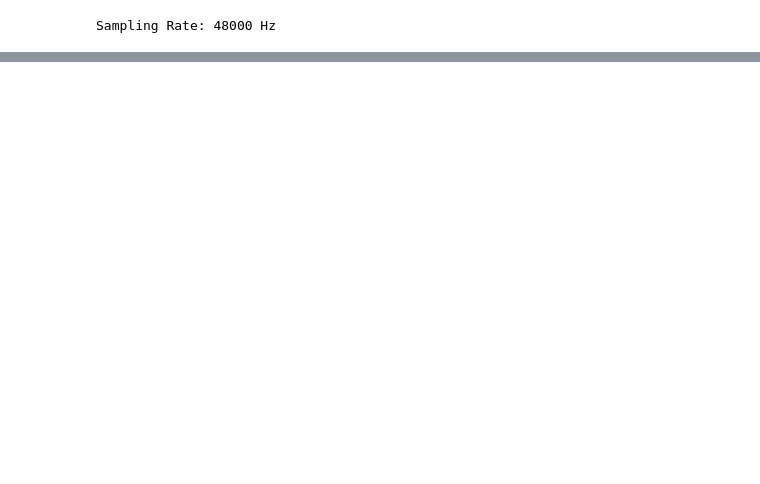
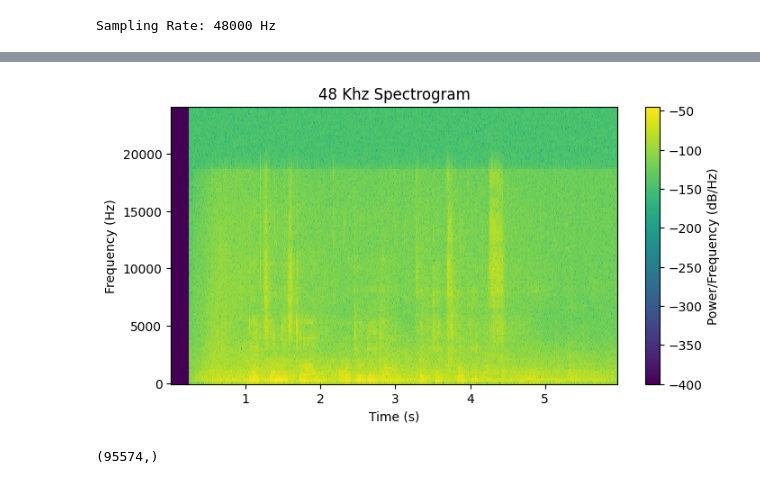
Before and after one commit to SsegawaAbdulkarim/Audio, a Jupyter notebook: audio.ipynb, the cells around one changed output, grey strips where cells are left out. Saved outputs shown, nothing was run; the diff lists cells and outputs as text; code cells hidden in the pictures; blank space fills up the shorter version.

```diff
--- a/audio.ipynb
+++ b/audio.ipynb
@@ -21,0 +65,23 @@ Audio(waveform, rate=sampling_rate)
+# %%
+# Compute the spectrogram
+
+# Small constant to avoid division by zero(if any)
+epsilon = 1e-40
+f, t, Sxx = spectrogram(waveform, fs=sampling_rate)
+
+# Plot the spectrogram with the constant added to Sxx
+plt.figure(figsize=(8, 4))
+plt.pcolormesh(t, f, 10 * np.log10(Sxx + epsilon))
+plt.colorbar(label='Power/Frequency (dB/Hz)')
+plt.xlabel('Time (s)')
+plt.ylabel('Frequency (Hz)')
+plt.title('48 Khz Spectrogram')
+plt.show()
+# %% [output]
+[figure, added]
+# %%
+# resample to 16000 khz
+y_16k = librosa.resample(waveform, orig_sr=sampling_rate, target_sr= 16000)
+y_16k.shape
+# %% [output]
+(95574,)
```
Also changed, not shown: parts of 7 cells of this notebook.
